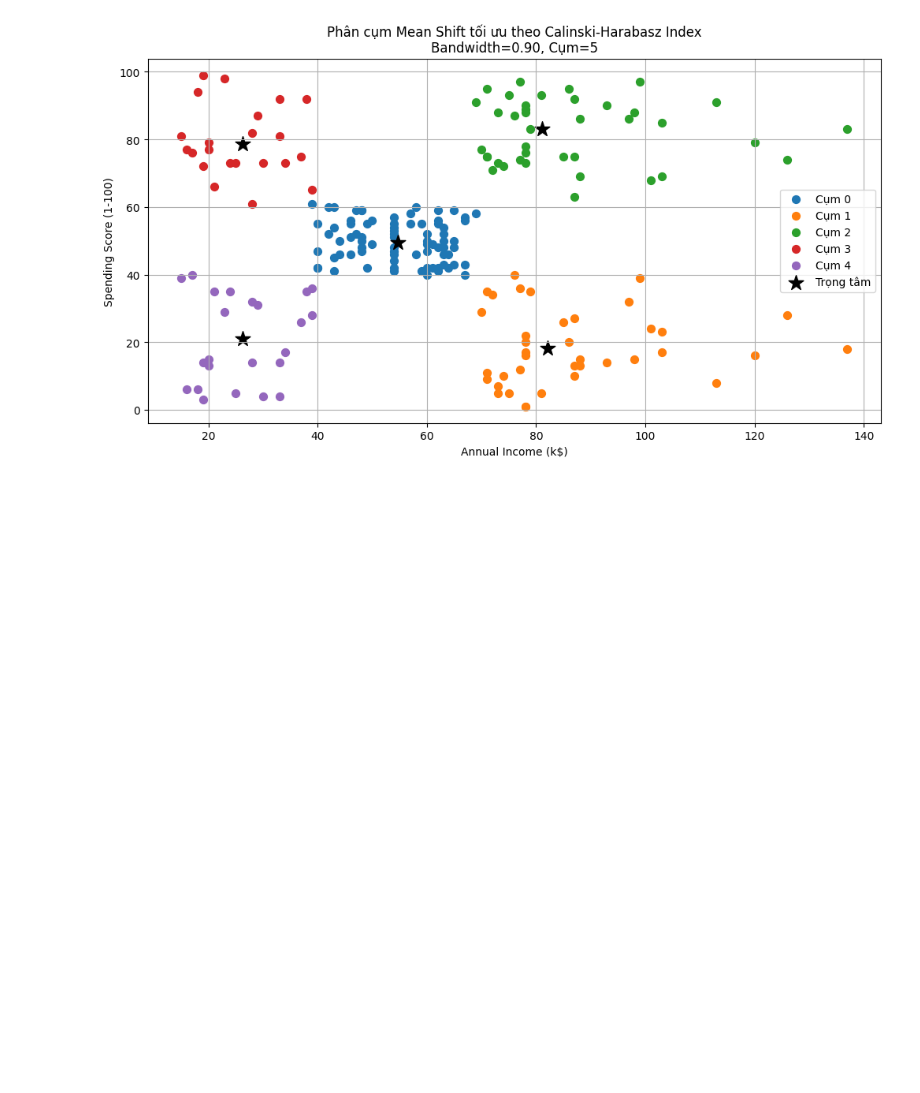
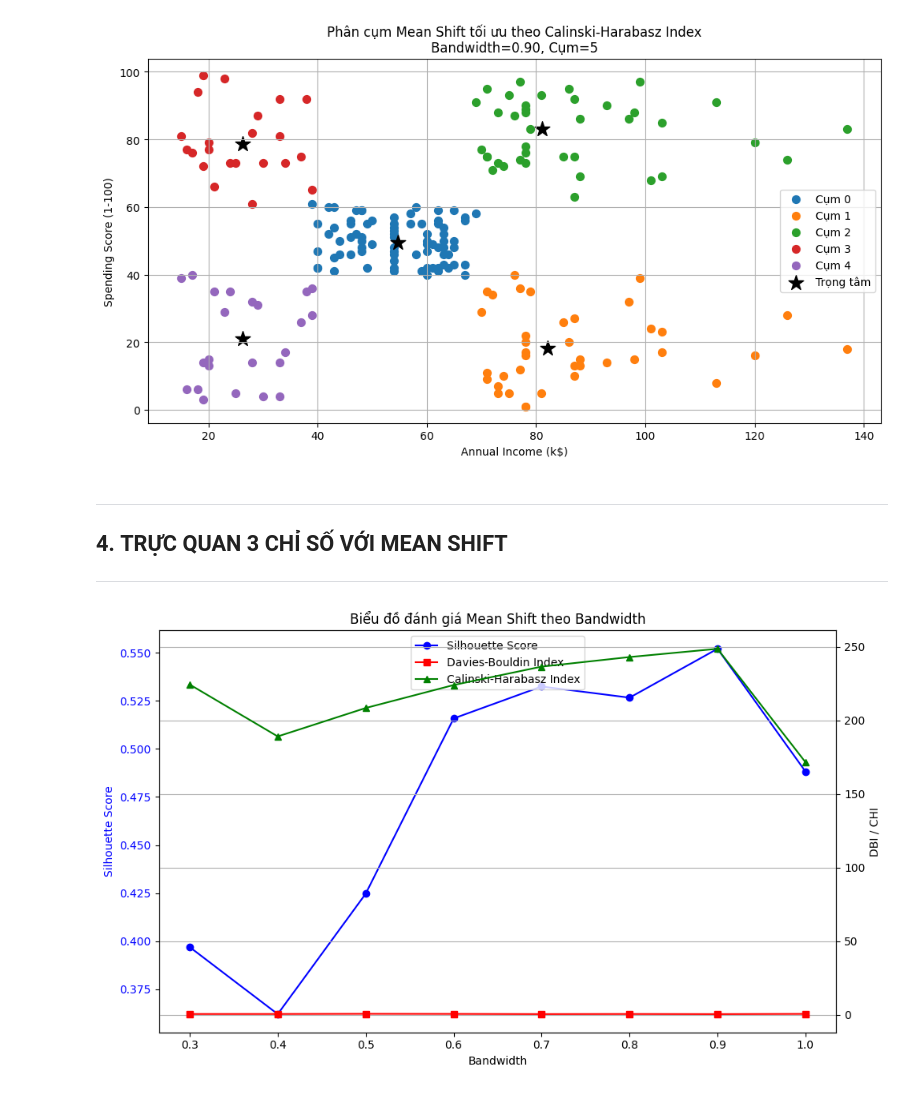
Before and after one commit to Tommyhuy1705/Mean_Shift_Clustering, a Jupyter notebook: Evaluation.ipynb, the cells around one changed output. Drawn from its saved outputs; the diff is of its cells as text; code cells hidden in the pictures; blank space fills up the shorter version.

```diff
--- a/Evaluation.ipynb
+++ b/Evaluation.ipynb
@@ -287,3 +287,41 @@ plt.grid(True)
 plt.show()
 # %% [output]
 [figure]
+# %% [markdown]
+---
+## 4. **TRỰC QUAN 3 CHỈ SỐ VỚI MEAN SHIFT**
+---
+# %%
+bandwidths = [0.3, 0.4, 0.5, 0.6, 0.7, 0.8, 0.9, 1.0]
+silhouette_scores = [0.3969, 0.3621, 0.4247, 0.5158, 0.5324, 0.5266, 0.5520, 0.4882]
+db_scores = [0.6411, 0.6555, 0.7685, 0.7064, 0.5846, 0.6523, 0.5685, 0.7136]
+ch_scores = [224.3, 189.1, 208.4, 224.0, 236.5, 243.0, 248.6, 171.6]
+
+
+import matplotlib.pyplot as plt
+
+fig, ax1 = plt.subplots(figsize=(10, 6))
+
+# Silhouette Score - trục trái
+ax1.set_xlabel('Bandwidth')
+ax1.set_ylabel('Silhouette Score', color='blue')
+line1, = ax1.plot(bandwidths, silhouette_scores, marker='o', color='blue', label='Silhouette Score')
+ax1.tick_params(axis='y', labelcolor='blue')
+
+# Trục phải: DBI và CHI
+ax2 = ax1.twinx()
+line2, = ax2.plot(bandwidths, db_scores, marker='s', color='red', label='Davies-Bouldin Index')
+line3, = ax2.plot(bandwidths, ch_scores, marker='^', color='green', label='Calinski-Harabasz Index')
+ax2.set_ylabel('DBI / CHI')
+
+# Gộp legend
+lines = [line1, line2, line3]
+labels = [l.get_label() for l in lines]
+ax1.legend(lines, labels, loc='upper center')
+
+plt.title("Biểu đồ đánh giá Mean Shift theo Bandwidth")
+plt.grid(True)
+plt.tight_layout()
+plt.show()
+# %% [output]
+[figure, added]
```
Also changed, not shown: 1 other file.
